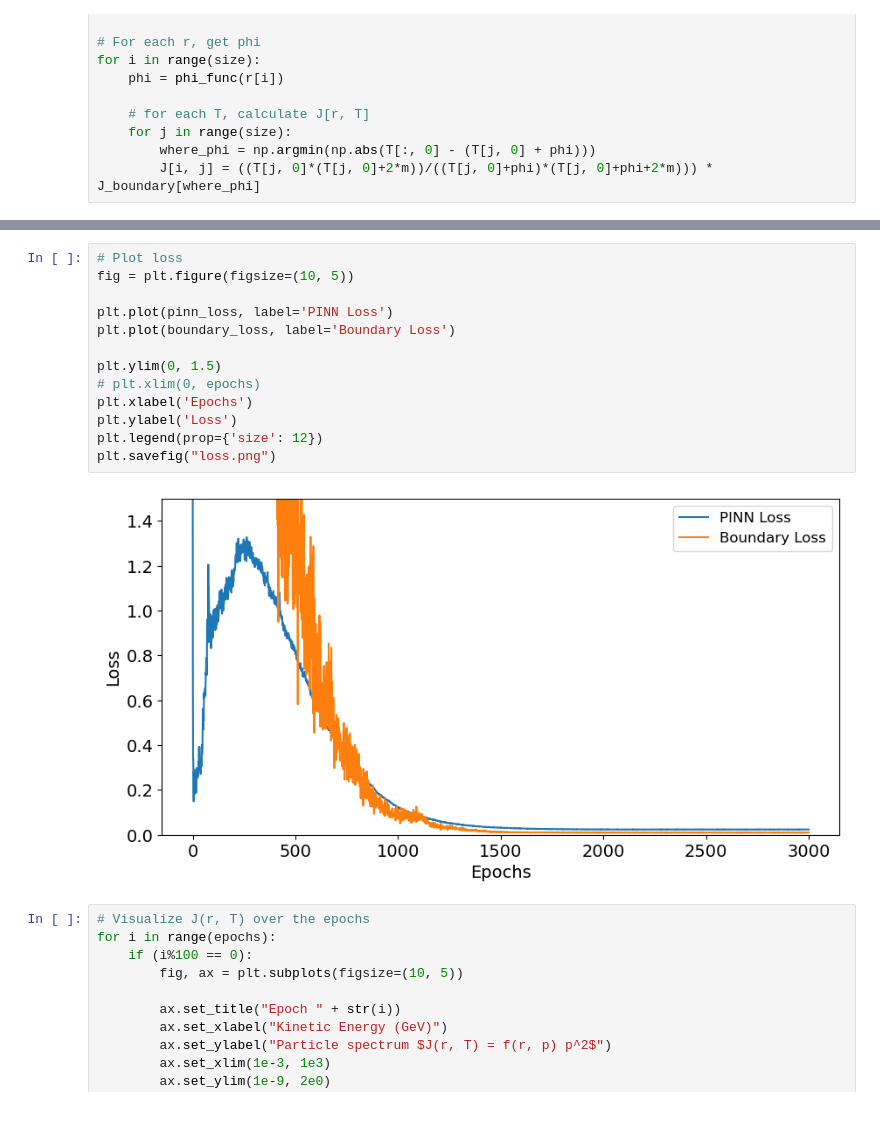
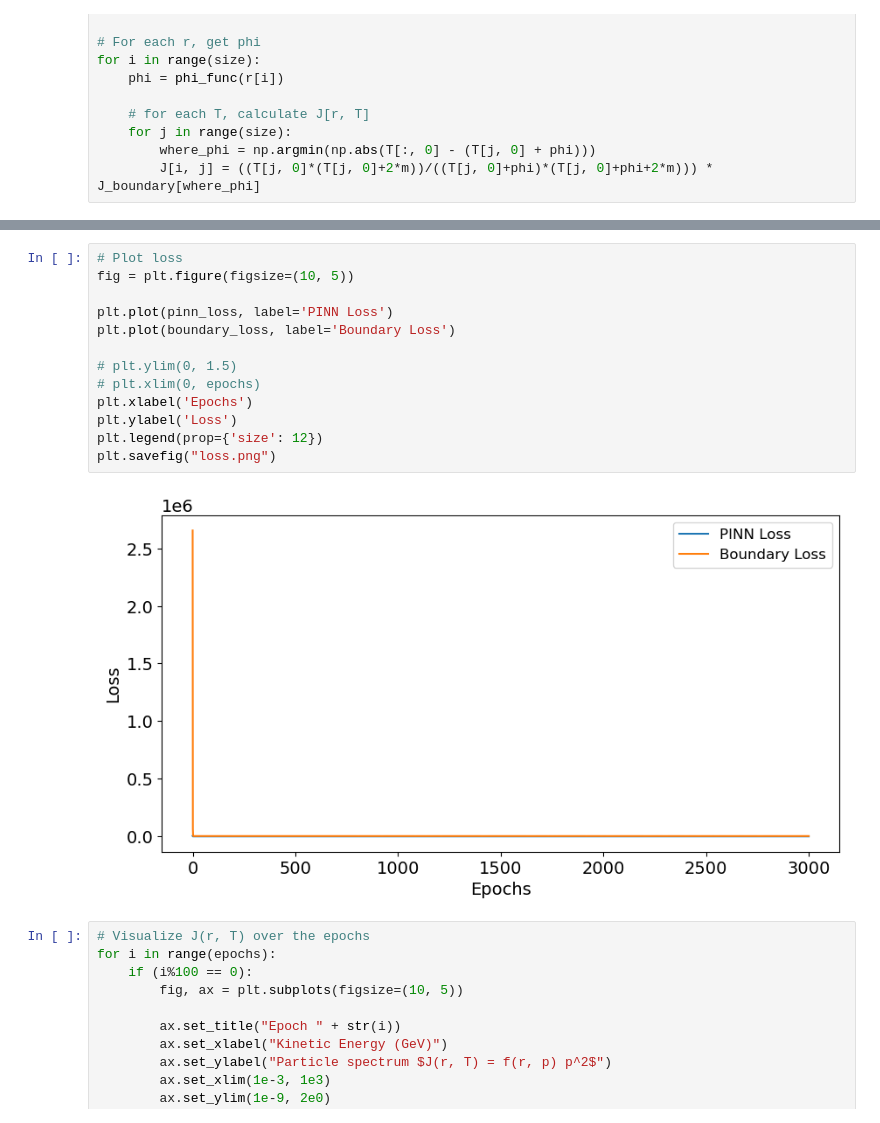
Before and after one commit to linneawolniewicz/pinns, a Jupyter notebook: figures/visualize.ipynb, the cells around one changed output, grey strips where cells are left out. Saved outputs shown, nothing was run; the diff lists cells and outputs as text.

```diff
--- a/figures/visualize.ipynb
+++ b/figures/visualize.ipynb
@@ -97,18 +97,18 @@ plt.savefig('prediction.png')
 # %%
 # Plot loss
 fig = plt.figure(figsize=(10, 5))
 
 plt.plot(pinn_loss, label='PINN Loss')
 plt.plot(boundary_loss, label='Boundary Loss')
 
-plt.ylim(0, 1.5)
+# plt.ylim(0, 1.5)
 # plt.xlim(0, epochs)
 plt.xlabel('Epochs')
 plt.ylabel('Loss')
 plt.legend(prop={'size': 12})
 plt.savefig("loss.png")
 # %% [output]
-[figure, old version]
+[figure, new version]
 # %%
 # Visualize J(r, T) over the epochs
 for i in range(epochs):
```
Also changed, not shown: parts of 2 cells of this notebook, 6 other files.
